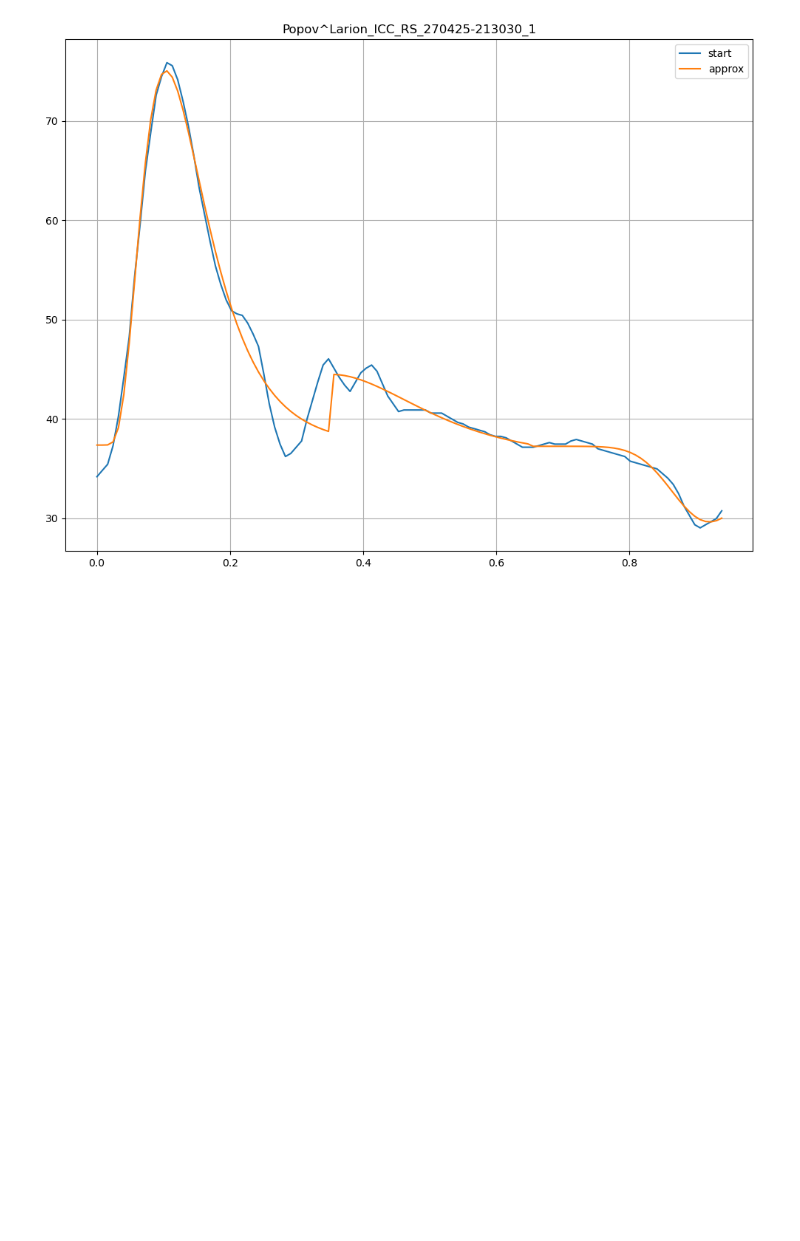
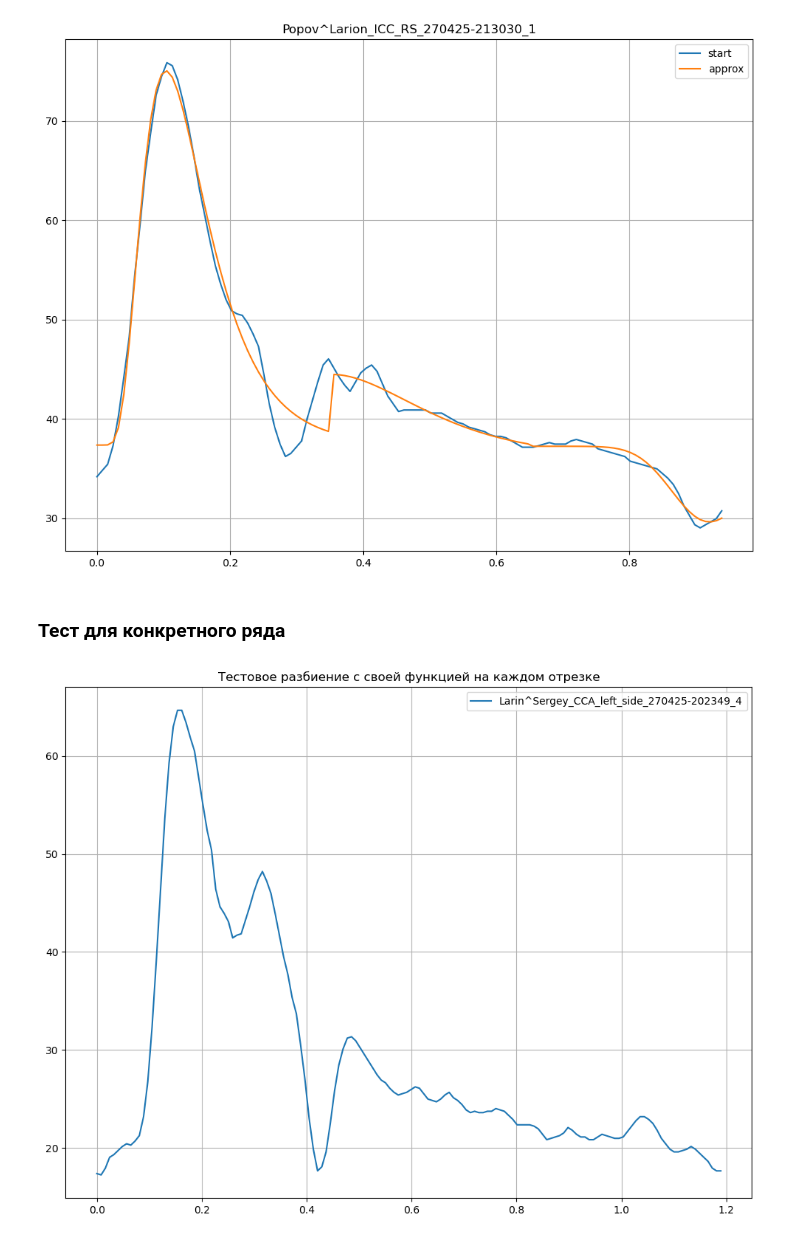
Before and after one commit to margelse/DopplerCurve, a Jupyter notebook: notebooks/projects/doppler_curve/approximation.ipynb, the cells around one changed output. Cells and saved outputs as stored; diff of their text form; code cells hidden in the pictures; blank space fills up the shorter version.

```diff
--- a/notebooks/projects/doppler_curve/approximation.ipynb
+++ b/notebooks/projects/doppler_curve/approximation.ipynb
@@ -172,3 +172,16 @@ for label, mappings in results_approx.items():
 
     coeffs.to_excel(file_path_coeffs)
     errors.to_excel(file_path_errors)
+# %% [markdown]
+### Тест для конкретного ряда
+# %%
+mapping = smooth_mappings['Larin^Sergey_CCA_left_side_270425-202349_4']
+visualizator = VisualizationPlots(
+    (12, 9),
+    'Тестовое разбиение с своей функцией на каждом отрезке',
+    True
+)
+
+visualizator.create_plot([mapping.get_x()], [mapping.get_y()], ['Larin^Sergey_CCA_left_side_270425-202349_4'])
+# %% [output]
+[figure, added]
```
Also changed, not shown: parts of 1 cell of this notebook.
